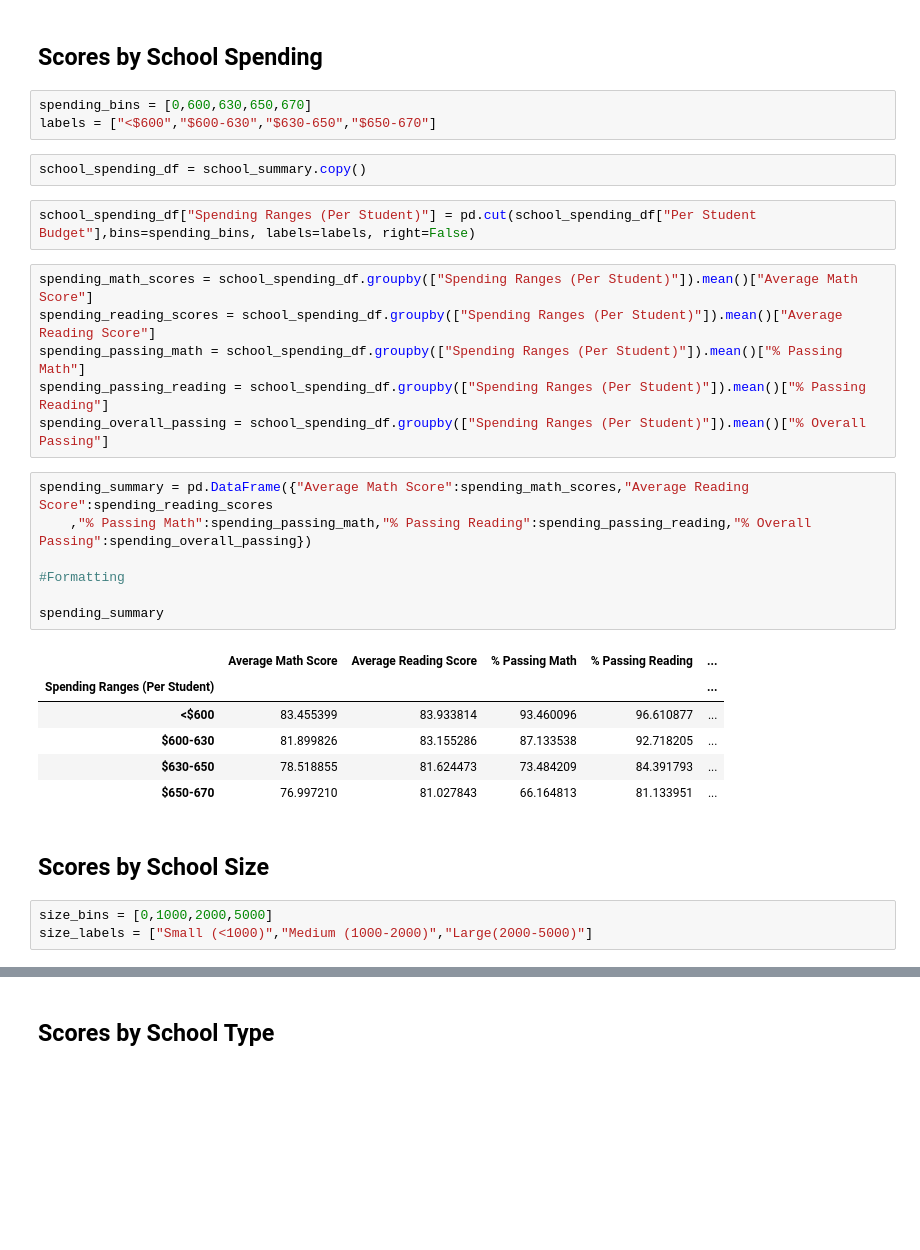
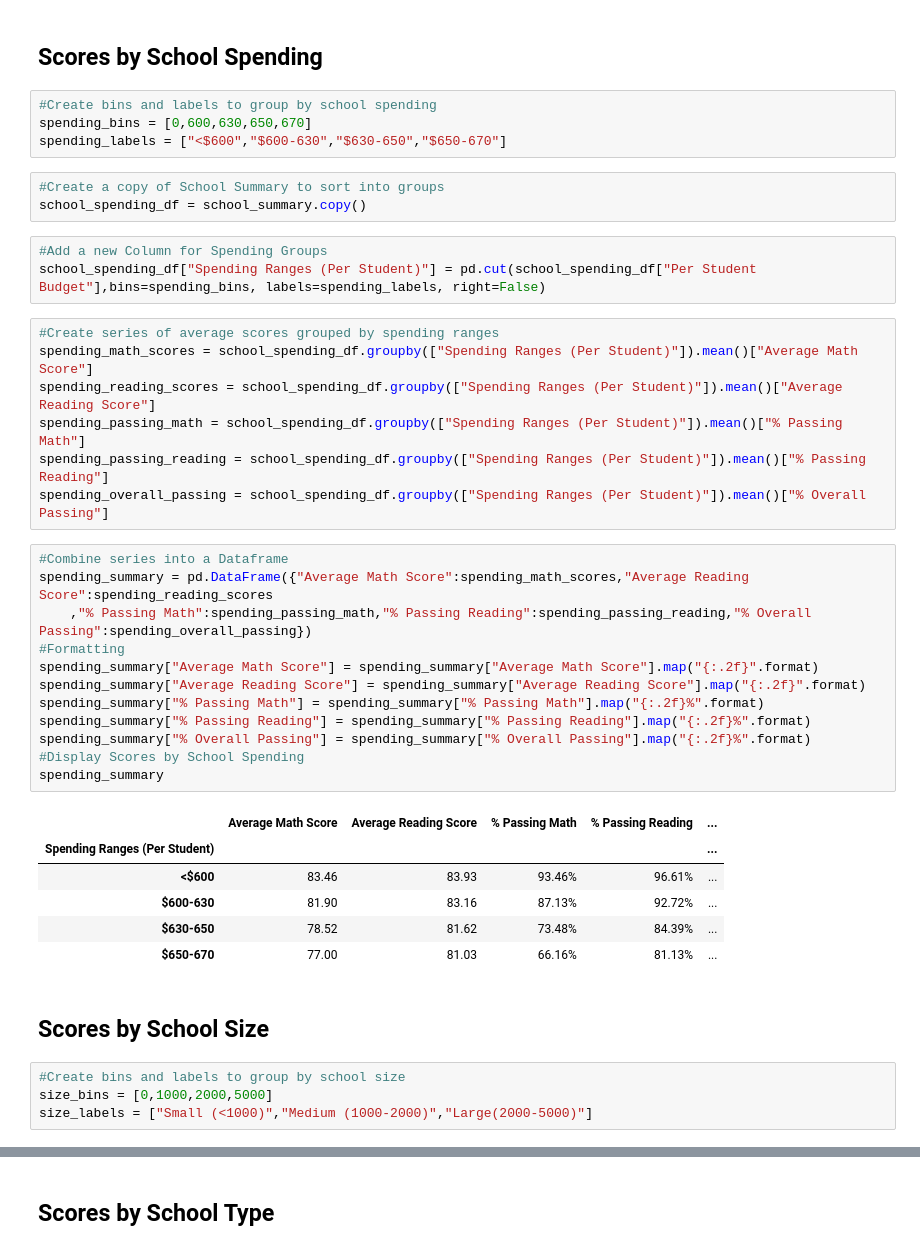
Before and after one commit to itanalytics/pandas-challenge, a Jupyter notebook: PyCitySchools/PyCitySchool.ipynb, the cells around one changed output, grey strips where cells are left out. Drawn from its saved outputs; the diff is of its cells as text; blank space fills up the shorter version.

```diff
--- a/PyCitySchools/PyCitySchool.ipynb
+++ b/PyCitySchools/PyCitySchool.ipynb
@@ -271,35 +266,45 @@ reading_scores_by_grade
 # %% [markdown]
 ## Scores by School Spending
 # %%
+#Create bins and labels to group by school spending
 spending_bins = [0,600,630,650,670]
-labels = ["<$600","$600-630","$630-650","$650-670"]
+spending_labels = ["<$600","$600-630","$630-650","$650-670"]
-# %%
-school_spending_df = school_summary.copy()
+# %%
+#Create a copy of School Summary to sort into groups
+school_spending_df = school_summary.copy()
 # %%
-school_spending_df["Spending Ranges (Per Student)"] = pd.cut(school_spending_df["Per Student Budget"],bins=spending_bins, labels=labels, right=False)
+#Add a new Column for Spending Groups
+school_spending_df["Spending Ranges (Per Student)"] = pd.cut(school_spending_df["Per Student Budget"],bins=spending_bins, labels=spending_labels, right=False)
 # %%
+#Create series of average scores grouped by spending ranges
 spending_math_scores = school_spending_df.groupby(["Spending Ranges (Per Student)"]).mean()["Average Math Score"]
 spending_reading_scores = school_spending_df.groupby(["Spending Ranges (Per Student)"]).mean()["Average Reading Score"]
 spending_passing_math = school_spending_df.groupby(["Spending Ranges (Per Student)"]).mean()["% Passing Math"]
 spending_passing_reading = school_spending_df.groupby(["Spending Ranges (Per Student)"]).mean()["% Passing Reading"]
 spending_overall_passing = school_spending_df.groupby(["Spending Ranges (Per Student)"]).mean()["% Overall Passing"]
-# %%
-spending_summary = pd.DataFrame({"Average Math Score":spending_math_scores,"Average Reading Score":spending_reading_scores
-    ,"% Passing Math":spending_passing_math,"% Passing Reading":spending_passing_reading,"% Overall Passing":spending_overall_passing})
-
-#Formatting
-
-spending_summary
-# %% [output]
-|  | Average Math Score | Average Reading Score | % Passing Math | % Passing Reading | ... |
-| Spending Ranges (Per Student) |  |  |  |  | ... |
-| <$600 | 83.455399 | 83.933814 | 93.460096 | 96.610877 | ... |
-| $600-630 | 81.899826 | 83.155286 | 87.133538 | 92.718205 | ... |
-| $630-650 | 78.518855 | 81.624473 | 73.484209 | 84.391793 | ... |
-| $650-670 | 76.997210 | 81.027843 | 66.164813 | 81.133951 | ... |
+# %%
+#Combine series into a Dataframe
+spending_summary = pd.DataFrame({"Average Math Score":spending_math_scores,"Average Reading Score":spending_reading_scores
+    ,"% Passing Math":spending_passing_math,"% Passing Reading":spending_passing_reading,"% Overall Passing":spending_overall_passing})
+#Formatting
+spending_summary["Average Math Score"] = spending_summary["Average Math Score"].map("{:.2f}".format)
+spending_summary["Average Reading Score"] = spending_summary["Average Reading Score"].map("{:.2f}".format)
+spending_summary["% Passing Math"] = spending_summary["% Passing Math"].map("{:.2f}%".format)
+spending_summary["% Passing Reading"] = spending_summary["% Passing Reading"].map("{:.2f}%".format)
+spending_summary["% Overall Passing"] = spending_summary["% Overall Passing"].map("{:.2f}%".format)
+#Display Scores by School Spending
+spending_summary
+# %% [output]
+|  | Average Math Score | Average Reading Score | % Passing Math | % Passing Reading | ... |
+| Spending Ranges (Per Student) |  |  |  |  | ... |
+| <$600 | 83.46 | 83.93 | 93.46% | 96.61% | ... |
+| $600-630 | 81.90 | 83.16 | 87.13% | 92.72% | ... |
+| $630-650 | 78.52 | 81.62 | 73.48% | 84.39% | ... |
+| $650-670 | 77.00 | 81.03 | 66.16% | 81.13% | ... |
 # %% [markdown]
 ## Scores by School Size
 # %%
+#Create bins and labels to group by school size
 size_bins = [0,1000,2000,5000]
 size_labels = ["Small (<1000)","Medium (1000-2000)","Large(2000-5000)"]
 # %%
```
Also changed, not shown: parts of 33 cells of this notebook.
